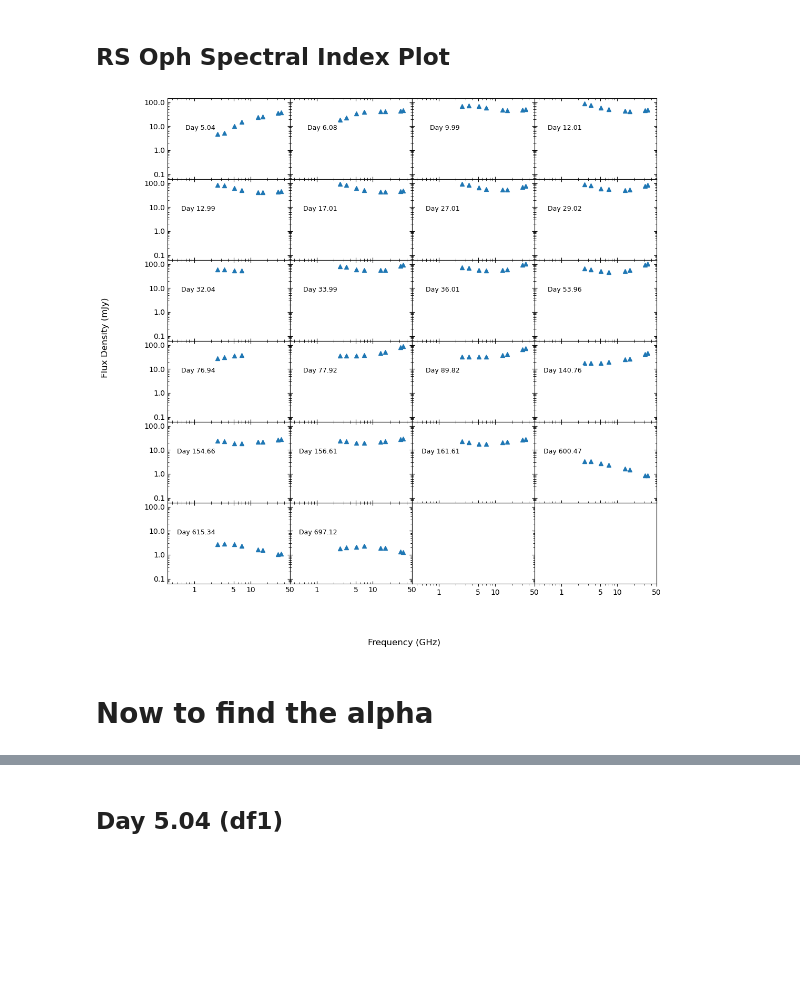
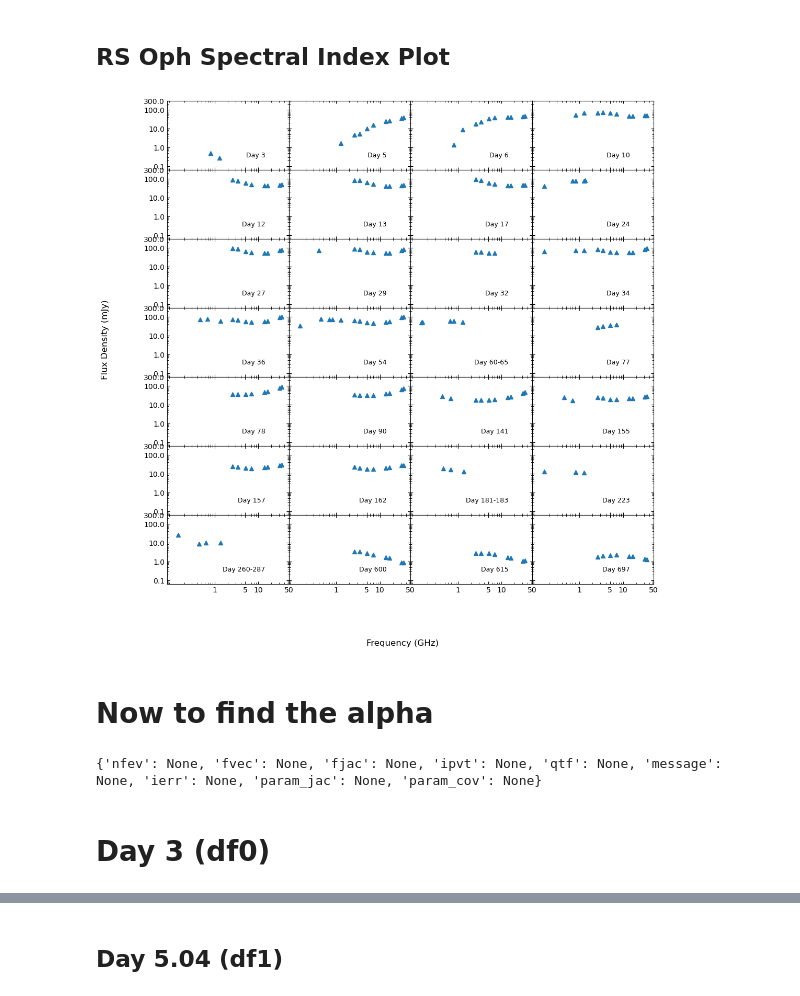
Before and after one commit to Wilhelm005/Research-Code, a Jupyter notebook: RS Oph Spectral Index.ipynb, the cells around one changed output, grey strips where cells are left out. Saved outputs shown, nothing was run; the diff lists cells and outputs as text; code cells hidden in the pictures; blank space fills up the shorter version.

```diff
--- a/RS Oph Spectral Index.ipynb
+++ b/RS Oph Spectral Index.ipynb
@@ -417,6 +531,8 @@ E22 = (
 [60131.12,	31.1,	1.336,	0.066],
 [60131.12,	34.9,	1.306,	0.079],)
 # %%
+df0 =  pd.DataFrame(E0, columns = ["MJD", "Freq (GHz)", "Flux Density (mJy)", "Uncertainty (mJy)"])
+
 df1 =  pd.DataFrame(E1, columns = ["MJD", "Freq (GHz)", "Flux Density (mJy)", "Uncertainty (mJy)"])
 
 df2 =  pd.DataFrame(E2, columns = ["MJD", "Freq (GHz)", "Flux Density (mJy)", "Uncertainty (mJy)"])
@@ -429,6 +545,8 @@ df5 =  pd.DataFrame(E5, columns = ["MJD", "Freq (GHz)", "Flux Density (mJy)", "U
 
 df6 =  pd.DataFrame(E6, columns = ["MJD", "Freq (GHz)", "Flux Density (mJy)", "Uncertainty (mJy)"])
 
+df6_5 =  pd.DataFrame(E6_5, columns = ["MJD", "Freq (GHz)", "Flux Density (mJy)", "Uncertainty (mJy)"])
+
 df7 =  pd.DataFrame(E7, columns = ["MJD", "Freq (GHz)", "Flux Density (mJy)", "Uncertainty (mJy)"])
 
 df8 =  pd.DataFrame(E8, columns = ["MJD", "Freq (GHz)", "Flux Density (mJy)", "Uncertainty (mJy)"])
@@ -440,6 +558,8 @@ df10 =  pd.DataFrame(E10, columns = ["MJD", "Freq (GHz)", "Flux Density (mJy)",
 df11 =  pd.DataFrame(E11, columns = ["MJD", "Freq (GHz)", "Flux Density (mJy)", "Uncertainty (mJy)"])
 
 df12 =  pd.DataFrame(E12, columns = ["MJD", "Freq (GHz)", "Flux Density (mJy)", "Uncertainty (mJy)"])
+
+df12_5 =  pd.DataFrame(E12_5, columns = ["MJD", "Freq (GHz)", "Flux Density (mJy)", "Uncertainty (mJy)"])
 
 df13 =  pd.DataFrame(E13, columns = ["MJD", "Freq (GHz)", "Flux Density (mJy)", "Uncertainty (mJy)"])
 
@@ -455,41 +575,47 @@ df18 =  pd.DataFrame(E18, columns = ["MJD", "Freq (GHz)", "Flux Density (mJy)",
 
 df19 =  pd.DataFrame(E19, columns = ["MJD", "Freq (GHz)", "Flux Density (mJy)", "Uncertainty (mJy)"])
 
+df19_1 =  pd.DataFrame(E19_1, columns = ["MJD", "Freq (GHz)", "Flux Density (mJy)", "Uncertainty (mJy)"])
+
+df19_2 =  pd.DataFrame(E19_2, columns = ["MJD", "Freq (GHz)", "Flux Density (mJy)", "Uncertainty (mJy)"])
+
+df19_3 =  pd.DataFrame(E19_3, columns = ["MJD", "Freq (GHz)", "Flux Density (mJy)", "Uncertainty (mJy)"])
+
 df20 =  pd.DataFrame(E20, columns = ["MJD", "Freq (GHz)", "Flux Density (mJy)", "Uncertainty (mJy)"])
 
 df21 =  pd.DataFrame(E21, columns = ["MJD", "Freq (GHz)", "Flux Density (mJy)", "Uncertainty (mJy)"])
 
 df22 =  pd.DataFrame(E22, columns = ["MJD", "Freq (GHz)", "Flux Density (mJy)", "Uncertainty (mJy)"])
 # %%
-dfs = [df1, df2, df3, df4, df5, df6, df7, df8, df9, df10, df11, df12, df13, df14, df15, df16, df17, df18, df19, df20, df21, df22]
+dfs = [df0, df1, df2, df3, df4, df5, df6, df6_5, df7, df8, df9, df10, df11, df12, df12_5, df13, df14, df15, df16, df17, df18, df19, df19_1, df19_2, df19_3, df20, df21, df22]
 
-annotations = ['Day 5.04', 'Day 6.08', 'Day 9.99','Day 12.01', 'Day 12.99', 'Day 17.01','Day 27.01', 'Day 29.02', 'Day 32.04','Day 33.99',
-               'Day 36.01', 'Day 53.96','Day 76.94', 'Day 77.92', 'Day 89.82','Day 140.76', 'Day 154.66',
-               'Day 156.61','Day 161.61', 'Day 600.47', 'Day 615.34', 'Day 697.12']
+annotations = ['Day 3','Day 5', 'Day 6', 'Day 10','Day 12', 'Day 13', 'Day 17', "Day 24",'Day 27', 'Day 29', 'Day 32','Day 34',
+               'Day 36', 'Day 54', "Day 60-65",'Day 77', 'Day 78', 'Day 90','Day 141', 'Day 155',
+               'Day 157','Day 162', "Day 181-183", "Day 223", "Day 260-287", 'Day 600', 'Day 615', 'Day 697']
 
 
-fig, ax = plt.subplots(6, 4, sharex='all', sharey='all')
+fig, ax = plt.subplots(7, 4, sharex='all', sharey='all')
 fig.set_size_inches(12, 12)
 fig.subplots_adjust(hspace=0, wspace=0)
 
 
 for idx, (df, label) in enumerate(zip(dfs, annotations)):
     row, col = divmod(idx, 4)
     mask = df["Flux Density (mJy)"] > 3 * df["Uncertainty (mJy)"] #don't show the non-detections
     if mask.any():
         ax[row,col].errorbar(df["Freq (GHz)"][mask], df["Flux Density (mJy)"][mask], yerr=df["Uncertainty (mJy)"][mask], fmt='^')
         ax[row,col].set_xscale('log')
         ax[row,col].set_yscale('log')
         ax[row,col].set_xticks([1, 5, 10, 50], labels=['1', '5', '10', '50'])
-        ax[row,col].set_yticks([.1, 1,10, 100], labels=['0.1','1.0', '10.0', '100.0'])
-        ax[row,col].annotate(label, xy=(65, 75), xycoords='axes points', size=9, ha='right', va='top', bbox=dict(boxstyle='round', fc='w', ec="w"))
+        ax[row,col].set_yticks([.1, 1,10, 100, 300], labels=['0.1','1.0', '10.0', '100.0', "300.0"])
+        ax[row,col].annotate(label, xy=(135, 25), xycoords='axes points', size=9, ha='right', va='top', bbox=dict(boxstyle='round', fc='w', ec="w"))
         ax[row,col].tick_params(axis='both', which='both', direction='in', top=True, right=True)
 
 fig.supxlabel("Frequency (GHz)")
 fig.supylabel("Flux Density (mJy)")
 plt.show();
 # %% [output]
-[figure, old version]
+[figure, new version]
 # %% [markdown]
 # Now to find the alpha
 # %%
@@ -506,0 +652,26 @@ def error(err, freq, flux):
+# %%
+#Initialize fitters
+fitBPL = fitting.LevMarLSQFitter(calc_uncertainties=True)
+
+print(fitBPL.fit_info)
+
+#A function that will produce a broken power law for given input values
+#Also fits the BPL using LevMarLSQFitter
+#Issue: not all BPL's work so I get an error when trying to fit it to the data
+
+def bpl_func(freq, flux, er, a1, a2):
+    wt = 1 / (np.power(er,2))
+    peak = np.max(flux)
+    BPL = []
+
+    for i in range(0,len(freq)):
+        for j in range(0,len(a1)):
+            bro = BrokenPowerLaw1D(peak, freq[i], alpha_1 = a1[j], alpha_2 = a2[j])
+            BPL.append(bro)
+
+
+    return(BPL)
+# %% [output]
+{'nfev': None, 'fvec': None, 'fjac': None, 'ipvt': None, 'qtf': None, 'message': None, 'ierr': None, 'param_jac': None, 'param_cov': None}
+# %% [markdown]
+# Day 3 (df0)
```
Also changed, not shown: parts of 152 cells of this notebook.
